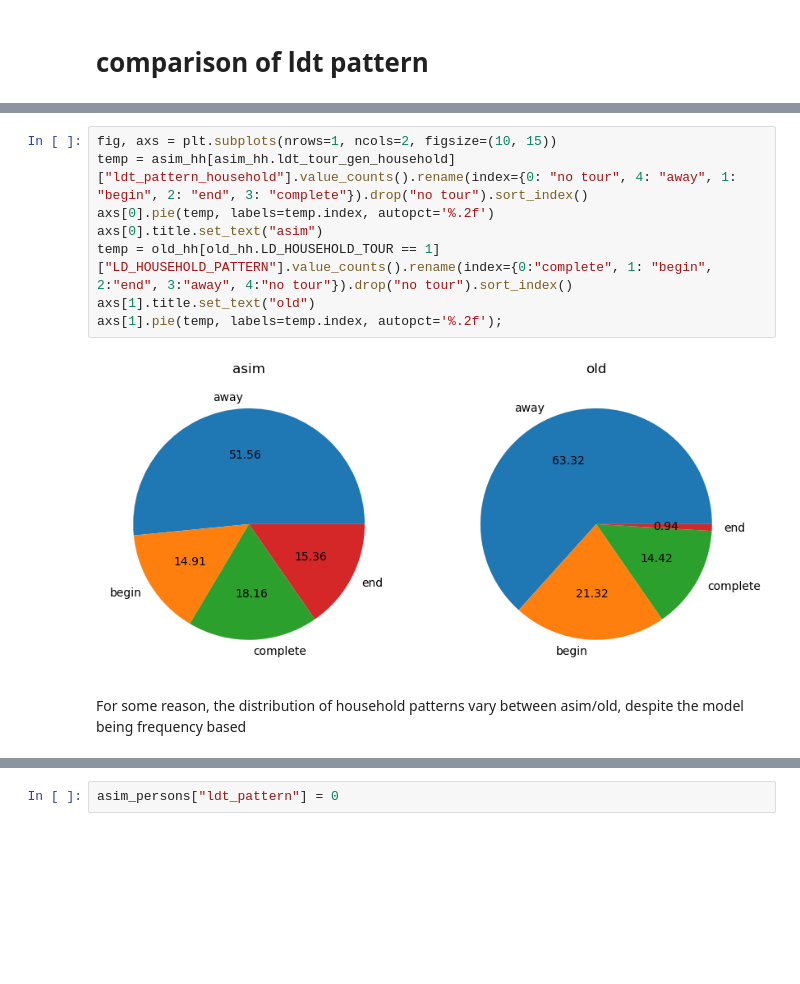
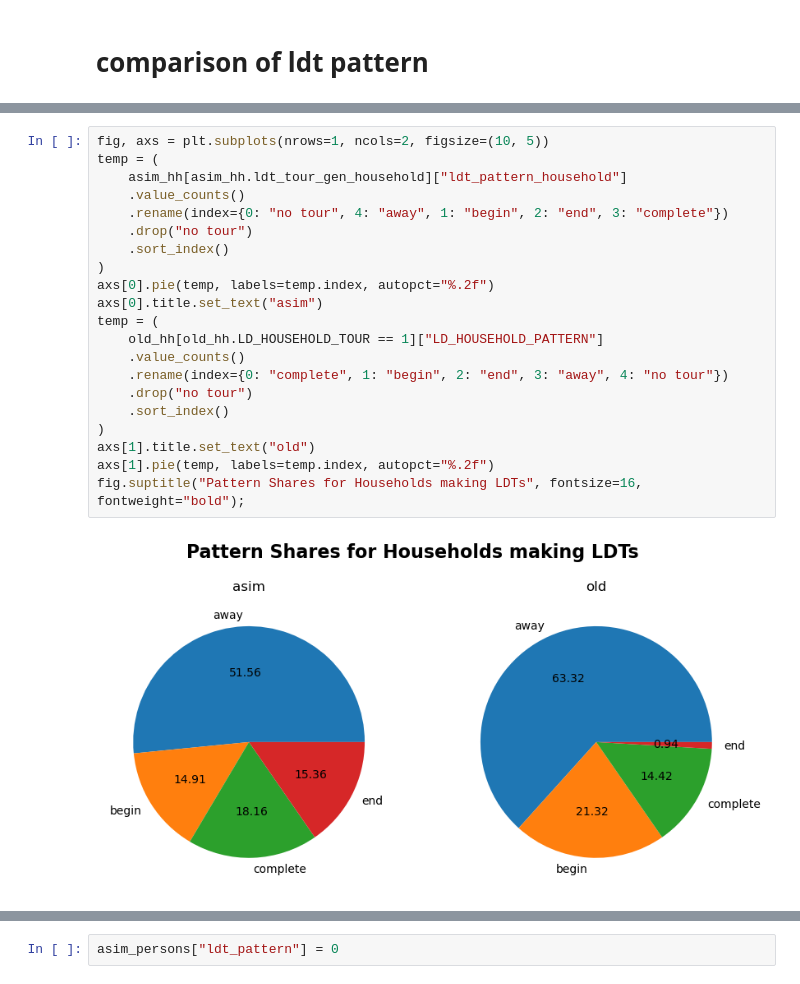
Before and after one commit to SANDAG/activitysim-cvm, a Jupyter notebook: activitysim/examples/prototype_odot_ldt/scripts/aggregate_validation.ipynb, the cells around one changed output, grey strips where cells are left out. Cells and saved outputs as stored; diff of their text form; blank space fills up the shorter version.

```diff
--- a/activitysim/examples/prototype_odot_ldt/scripts/aggregate_validation.ipynb
+++ b/activitysim/examples/prototype_odot_ldt/scripts/aggregate_validation.ipynb
@@ -272,12 +306,23 @@ axs[1].pie(temp, labels=temp.index, autopct='%.2f');
 # %%
-fig, axs = plt.subplots(nrows=1, ncols=2, figsize=(10, 15))
-temp = asim_hh[asim_hh.ldt_tour_gen_household]["ldt_pattern_household"].value_counts().rename(index={0: "no tour", 4: "away", 1: "begin", 2: "end", 3: "complete"}).drop("no tour").sort_index()
-axs[0].pie(temp, labels=temp.index, autopct='%.2f')
+fig, axs = plt.subplots(nrows=1, ncols=2, figsize=(10, 5))
+temp = (
+    asim_hh[asim_hh.ldt_tour_gen_household]["ldt_pattern_household"]
+    .value_counts()
+    .rename(index={0: "no tour", 4: "away", 1: "begin", 2: "end", 3: "complete"})
+    .drop("no tour")
+    .sort_index()
+)
+axs[0].pie(temp, labels=temp.index, autopct="%.2f")
 axs[0].title.set_text("asim")
-temp = old_hh[old_hh.LD_HOUSEHOLD_TOUR == 1]["LD_HOUSEHOLD_PATTERN"].value_counts().rename(index={0:"complete", 1: "begin", 2:"end", 3:"away", 4:"no tour"}).drop("no tour").sort_index()
+temp = (
+    old_hh[old_hh.LD_HOUSEHOLD_TOUR == 1]["LD_HOUSEHOLD_PATTERN"]
+    .value_counts()
+    .rename(index={0: "complete", 1: "begin", 2: "end", 3: "away", 4: "no tour"})
+    .drop("no tour")
+    .sort_index()
+)
 axs[1].title.set_text("old")
-axs[1].pie(temp, labels=temp.index, autopct='%.2f');
+axs[1].pie(temp, labels=temp.index, autopct="%.2f")
+fig.suptitle("Pattern Shares for Households making LDTs", fontsize=16, fontweight="bold");
 # %% [output]
-[figure, old version]
+[figure, new version]
-# %% [markdown]
-For some reason, the distribution of household patterns vary between asim/old, despite the model being frequency based
```
Also changed, not shown: parts of 68 cells of this notebook.
